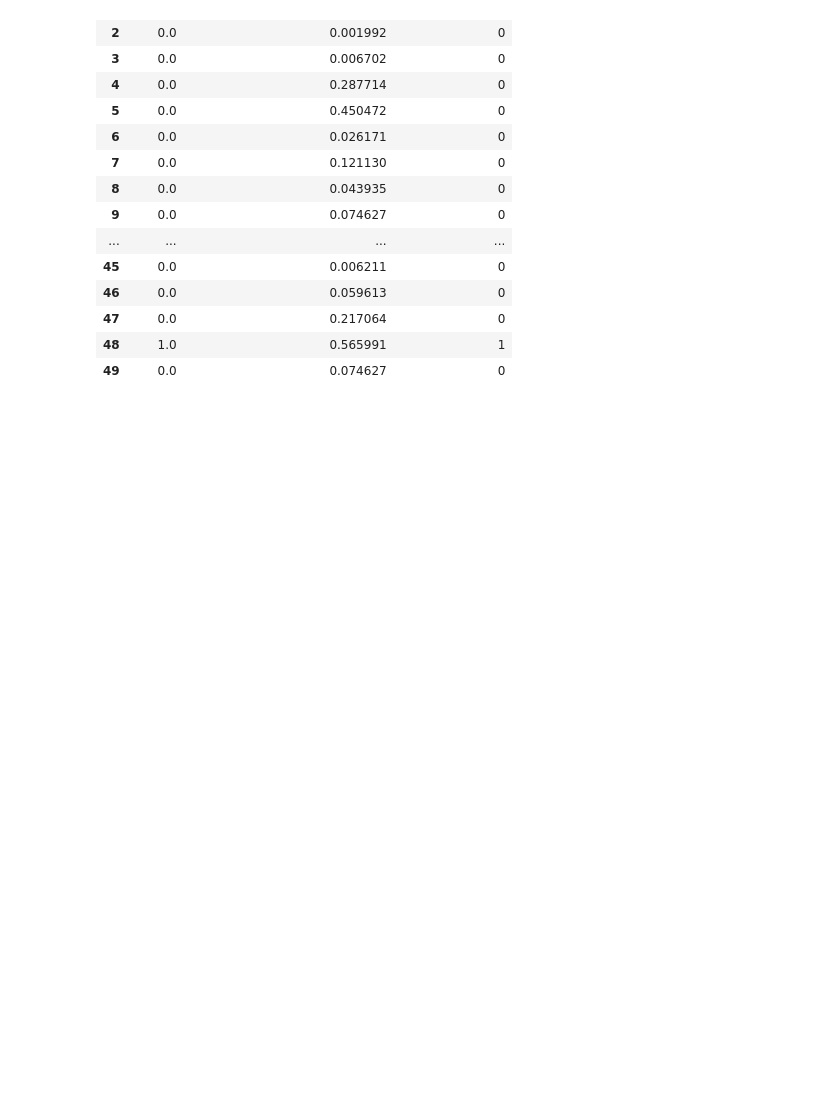
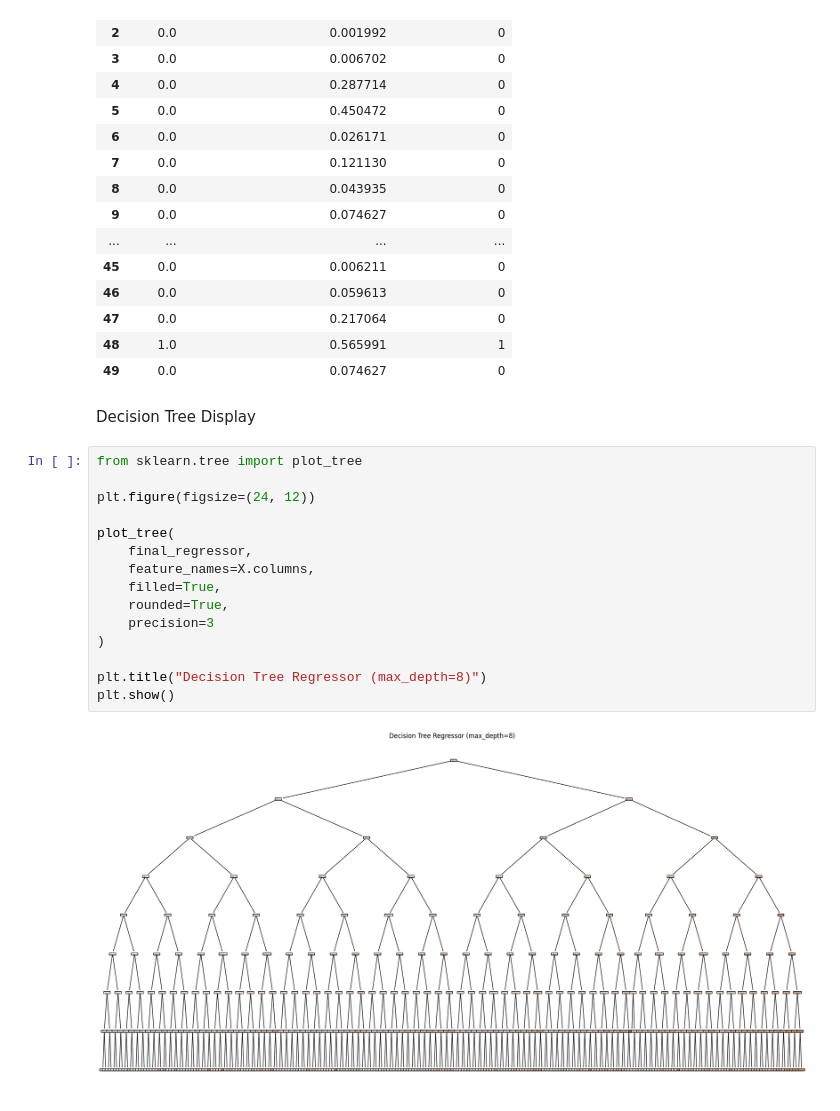
Before and after one commit to kartik815/ML-Diabetes-Case-Study, a Jupyter notebook: decision_tree_regressor/code.ipynb, the cells around one changed output. Saved outputs shown, nothing was run; the diff lists cells and outputs as text; blank space fills up the shorter version.

Commit message:
Add decision tree visualization

```diff
--- a/decision_tree_regressor/code.ipynb
+++ b/decision_tree_regressor/code.ipynb
@@ -418,3 +418,22 @@ comparison.head(50)
 | 47 | 0.0 | 0.217064 | 0 |
 | 48 | 1.0 | 0.565991 | 1 |
 | 49 | 0.0 | 0.074627 | 0 |
+# %% [markdown]
+Decision Tree Display
+# %%
+from sklearn.tree import plot_tree
+
+plt.figure(figsize=(24, 12))
+
+plot_tree(
+    final_regressor,
+    feature_names=X.columns,
+    filled=True,
+    rounded=True,
+    precision=3
+)
+
+plt.title("Decision Tree Regressor (max_depth=8)")
+plt.show()
+# %% [output]
+[figure, added]
```
Also changed, not shown: parts of 2 cells of this notebook, 3 other files.
